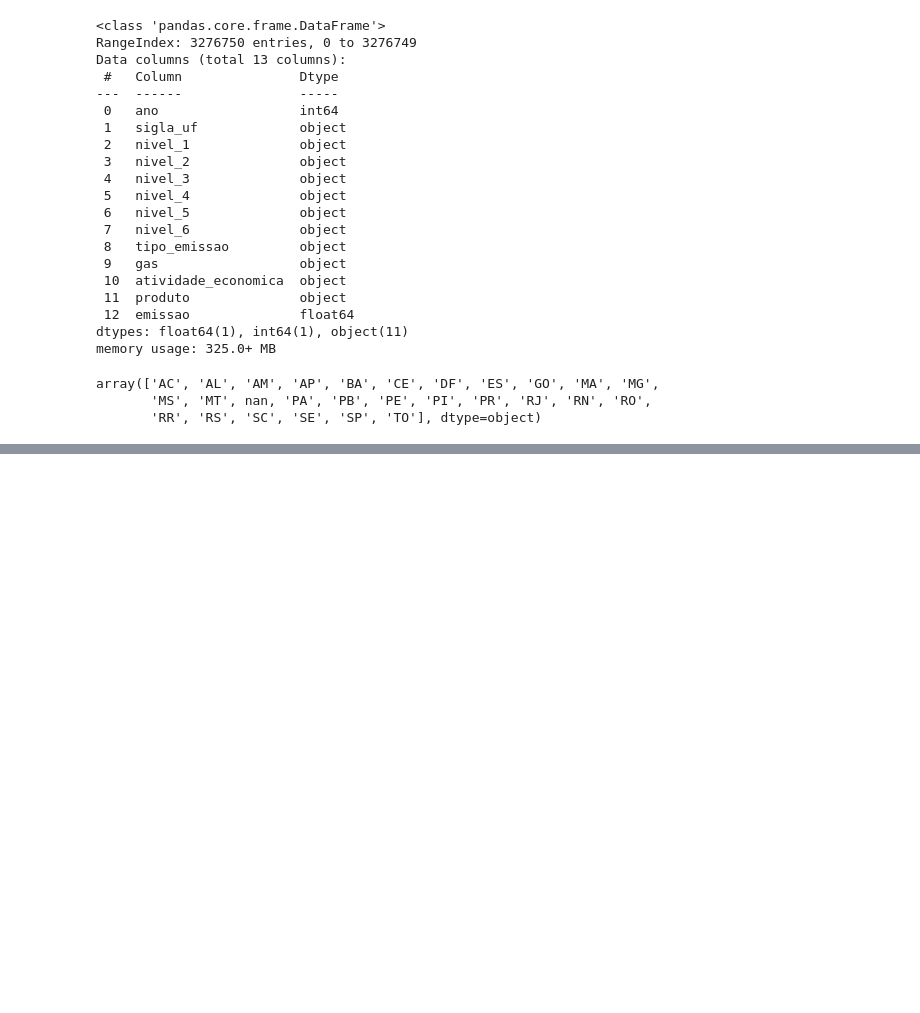
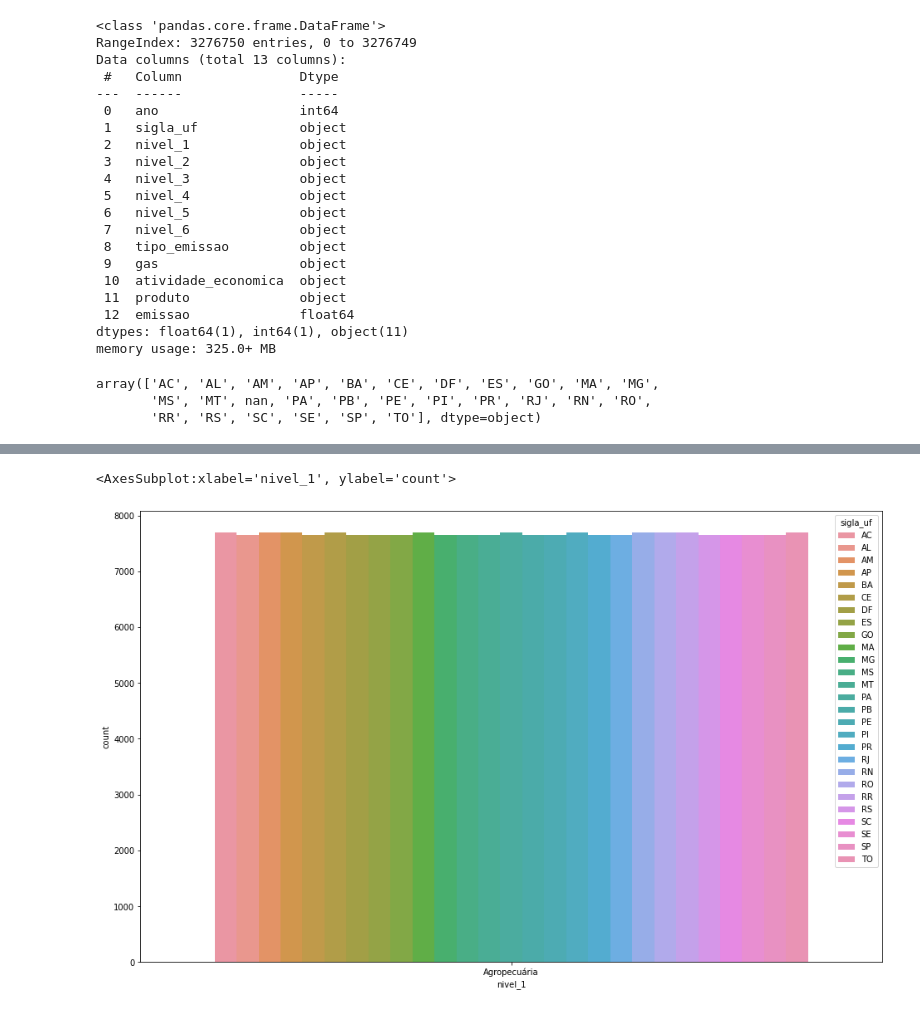
Before and after one commit to andreluraz/capacitacao_competicao, a Jupyter notebook: Capacitacao_competicao_analytica.ipynb, the cells around one changed output, grey strips where cells are left out. Drawn from its saved outputs; the diff is of its cells as text; code cells hidden in the pictures; blank space fills up the shorter version.

```diff
--- a/Capacitacao_competicao_analytica.ipynb
+++ b/Capacitacao_competicao_analytica.ipynb
@@ -52,5 +58,5 @@ df_brasil_estufa.describe()
 | 75% | 2007.000000 | 4.525840e+04 |
 | max | 2019.000000 | 2.083000e+09 |
 # %%
-df_uf_estufa = pd.read_csv('./arquivos_csv/uf_efeitoestufa.csv')
+df_estufa_uf = pd.read_csv('./arquivos_csv/uf_efeitoestufa.csv')
 # %%
@@ -93,0 +113,6 @@ array(['AC', 'AL', 'AM', 'AP', 'BA', 'CE', 'DF', 'ES', 'GO', 'MA', 'MG',
+# %%
+plt.figure(figsize = (16,10))
+sns.countplot(x =df_estufa_uf[df_estufa_uf['nivel_1']=='Agropecuária']['nivel_1'],data = df_estufa_uf, hue = 'sigla_uf')
+# %% [output]
+<AxesSubplot:xlabel='nivel_1', ylabel='count'>
+[figure, added]
```
Also changed, not shown: parts of 57 cells of this notebook, 1 other file.
